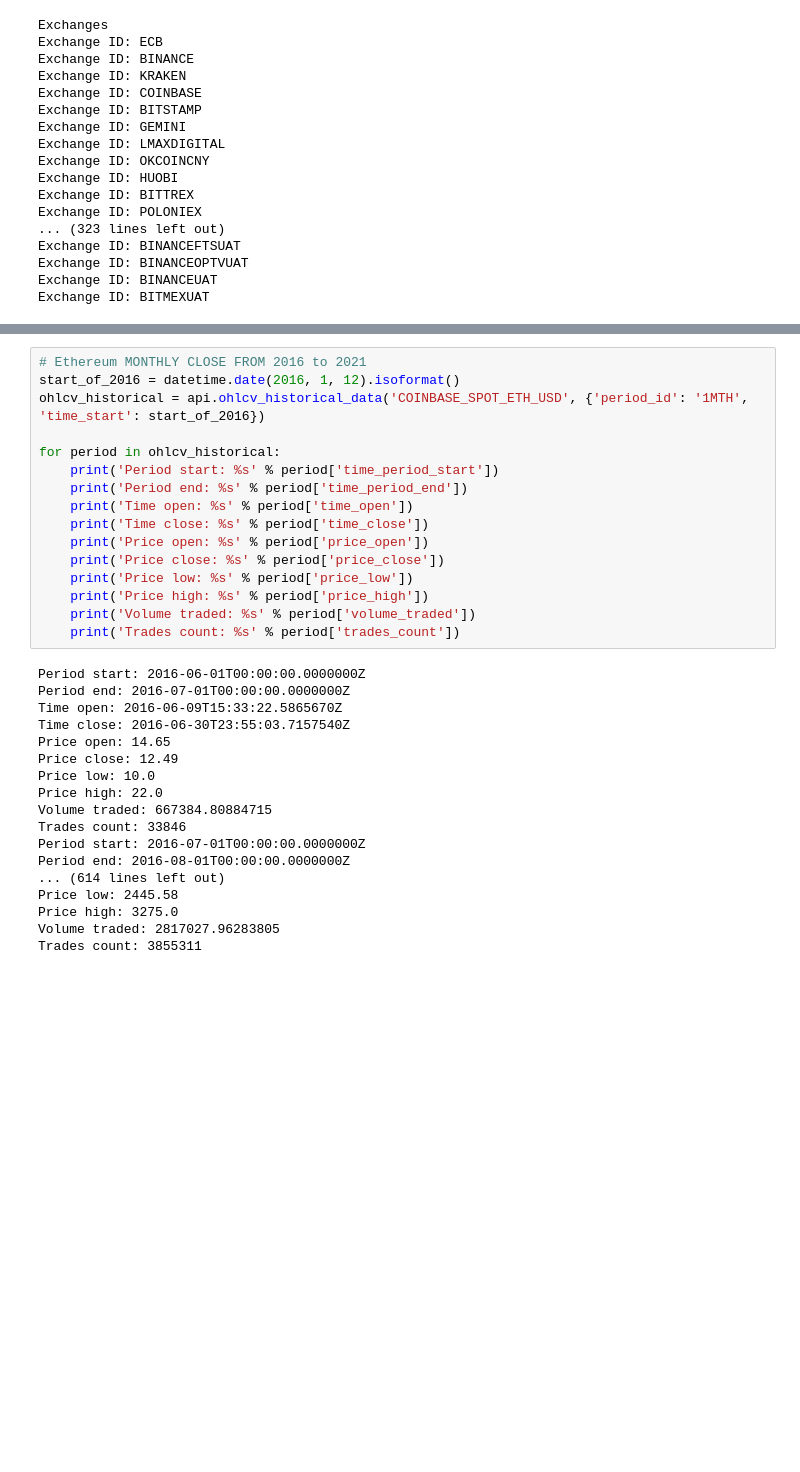
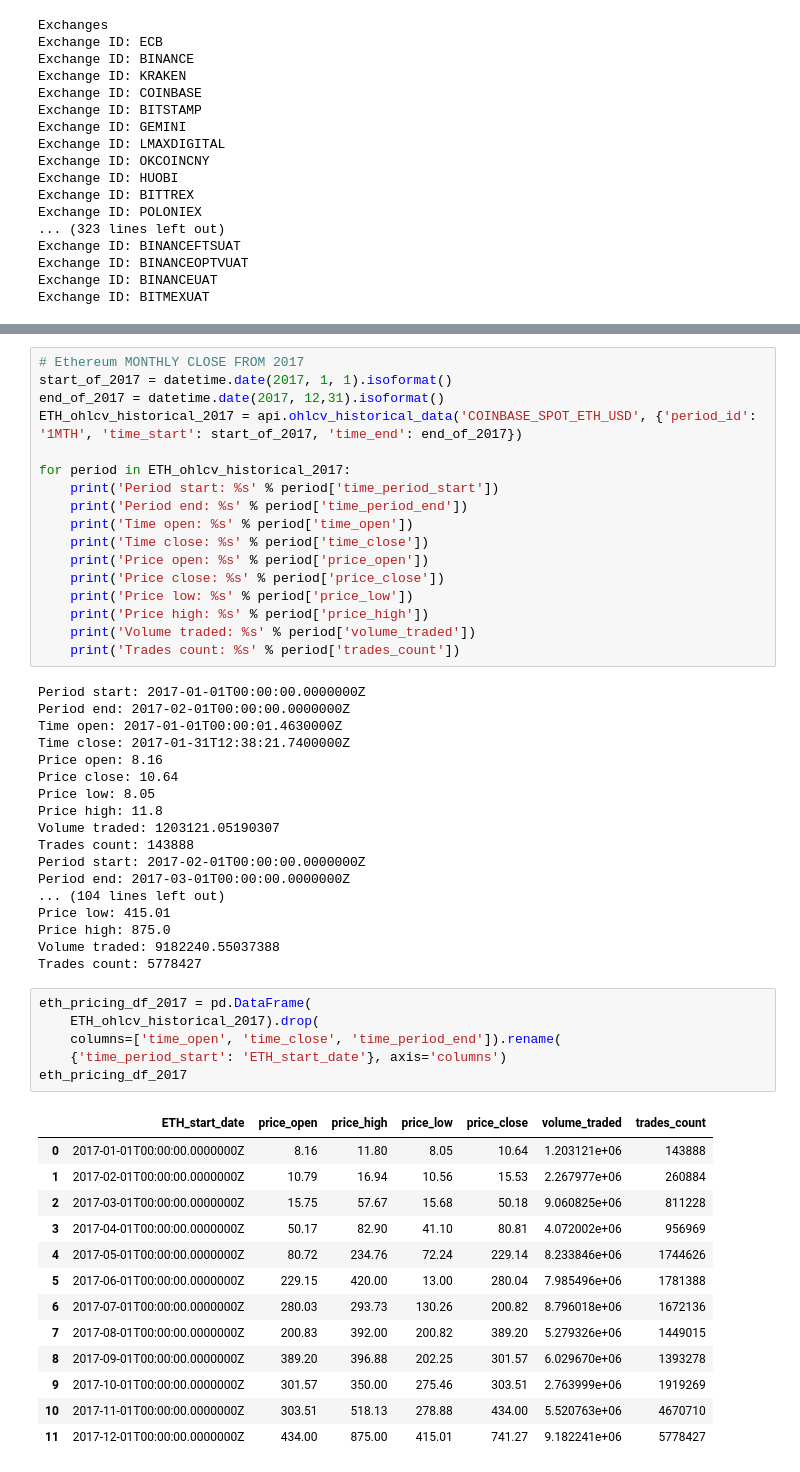
Before and after one commit to nathanduft44/Crypto_Corrisk, a Jupyter notebook: Nate_space/coinapi.ipynb, the cells around one changed output, grey strips where cells are left out. Saved outputs shown, nothing was run; the diff lists cells and outputs as text; blank space fills up the shorter version.

```diff
--- a/Nate_space/coinapi.ipynb
+++ b/Nate_space/coinapi.ipynb
@@ -113,9 +100,10 @@ Trades count: 647128
 # %%
-# Ethereum MONTHLY CLOSE FROM 2016 to 2021
-start_of_2016 = datetime.date(2016, 1, 12).isoformat()
-ohlcv_historical = api.ohlcv_historical_data('COINBASE_SPOT_ETH_USD', {'period_id': '1MTH', 'time_start': start_of_2016})
+# Ethereum MONTHLY CLOSE FROM 2017
+start_of_2017 = datetime.date(2017, 1, 1).isoformat()
+end_of_2017 = datetime.date(2017, 12,31).isoformat()
+ETH_ohlcv_historical_2017 = api.ohlcv_historical_data('COINBASE_SPOT_ETH_USD', {'period_id': '1MTH', 'time_start': start_of_2017, 'time_end': end_of_2017})
 
-for period in ohlcv_historical:
+for period in ETH_ohlcv_historical_2017:
     print('Period start: %s' % period['time_period_start'])
     print('Period end: %s' % period['time_period_end'])
     print('Time open: %s' % period['time_open'])
@@ -127,20 +115,40 @@ for period in ohlcv_historical:
     print('Volume traded: %s' % period['volume_traded'])
     print('Trades count: %s' % period['trades_count'])
 # %% [output]
-Period start: 2016-06-01T00:00:00.0000000Z
-Period end: 2016-07-01T00:00:00.0000000Z
-Time open: 2016-06-09T15:33:22.5865670Z
-Time close: 2016-06-30T23:55:03.7157540Z
-Price open: 14.65
-Price close: 12.49
-Price low: 10.0
-Price high: 22.0
-Volume traded: 667384.80884715
-Trades count: 33846
-Period start: 2016-07-01T00:00:00.0000000Z
-Period end: 2016-08-01T00:00:00.0000000Z
-... (614 lines left out)
-Price low: 2445.58
-Price high: 3275.0
-Volume traded: 2817027.96283805
-Trades count: 3855311
+Period start: 2017-01-01T00:00:00.0000000Z
+Period end: 2017-02-01T00:00:00.0000000Z
+Time open: 2017-01-01T00:00:01.4630000Z
+Time close: 2017-01-31T12:38:21.7400000Z
+Price open: 8.16
+Price close: 10.64
+Price low: 8.05
+Price high: 11.8
+Volume traded: 1203121.05190307
+Trades count: 143888
+Period start: 2017-02-01T00:00:00.0000000Z
+Period end: 2017-03-01T00:00:00.0000000Z
+... (104 lines left out)
+Price low: 415.01
+Price high: 875.0
+Volume traded: 9182240.55037388
+Trades count: 5778427
+# %%
+eth_pricing_df_2017 = pd.DataFrame(
+    ETH_ohlcv_historical_2017).drop(
+    columns=['time_open', 'time_close', 'time_period_end']).rename(
+    {'time_period_start': 'ETH_start_date'}, axis='columns')
+eth_pricing_df_2017
+# %% [output]
+|  | ETH_start_date | price_open | price_high | price_low | price_close | volume_traded | trades_count |
+| 0 | 2017-01-01T00:00:00.0000000Z | 8.16 | 11.80 | 8.05 | 10.64 | 1.203121e+06 | 143888 |
+| 1 | 2017-02-01T00:00:00.0000000Z | 10.79 | 16.94 | 10.56 | 15.53 | 2.267977e+06 | 260884 |
+| 2 | 2017-03-01T00:00:00.0000000Z | 15.75 | 57.67 | 15.68 | 50.18 | 9.060825e+06 | 811228 |
+| 3 | 2017-04-01T00:00:00.0000000Z | 50.17 | 82.90 | 41.10 | 80.81 | 4.072002e+06 | 956969 |
+| 4 | 2017-05-01T00:00:00.0000000Z | 80.72 | 234.76 | 72.24 | 229.14 | 8.233846e+06 | 1744626 |
+| 5 | 2017-06-01T00:00:00.0000000Z | 229.15 | 420.00 | 13.00 | 280.04 | 7.985496e+06 | 1781388 |
+| 6 | 2017-07-01T00:00:00.0000000Z | 280.03 | 293.73 | 130.26 | 200.82 | 8.796018e+06 | 1672136 |
+| 7 | 2017-08-01T00:00:00.0000000Z | 200.83 | 392.00 | 200.82 | 389.20 | 5.279326e+06 | 1449015 |
+| 8 | 2017-09-01T00:00:00.0000000Z | 389.20 | 396.88 | 202.25 | 301.57 | 6.029670e+06 | 1393278 |
+| 9 | 2017-10-01T00:00:00.0000000Z | 301.57 | 350.00 | 275.46 | 303.51 | 2.763999e+06 | 1919269 |
+| 10 | 2017-11-01T00:00:00.0000000Z | 303.51 | 518.13 | 278.88 | 434.00 | 5.520763e+06 | 4670710 |
+| 11 | 2017-12-01T00:00:00.0000000Z | 434.00 | 875.00 | 415.01 | 741.27 | 9.182241e+06 | 5778427 |
```
Also changed, not shown: parts of 15 cells of this notebook, 3 other files.
